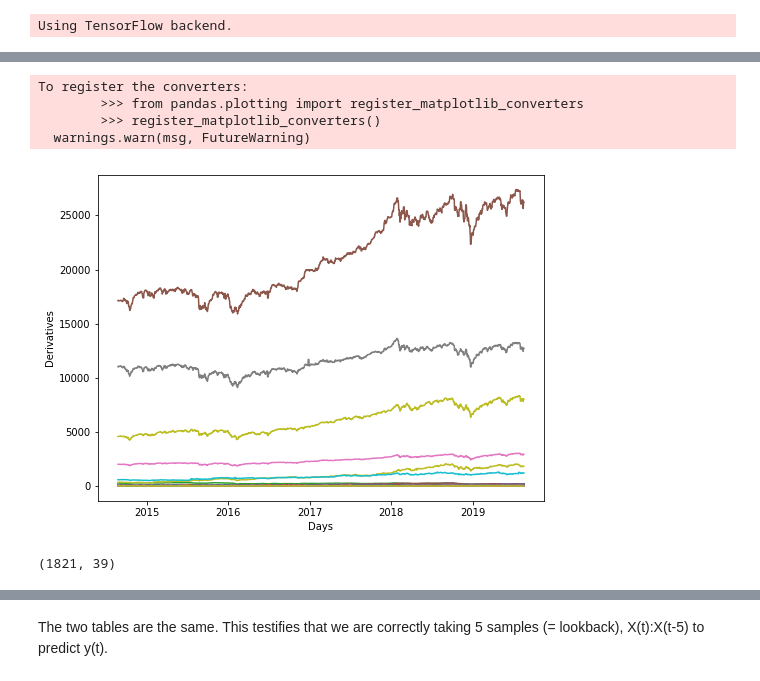
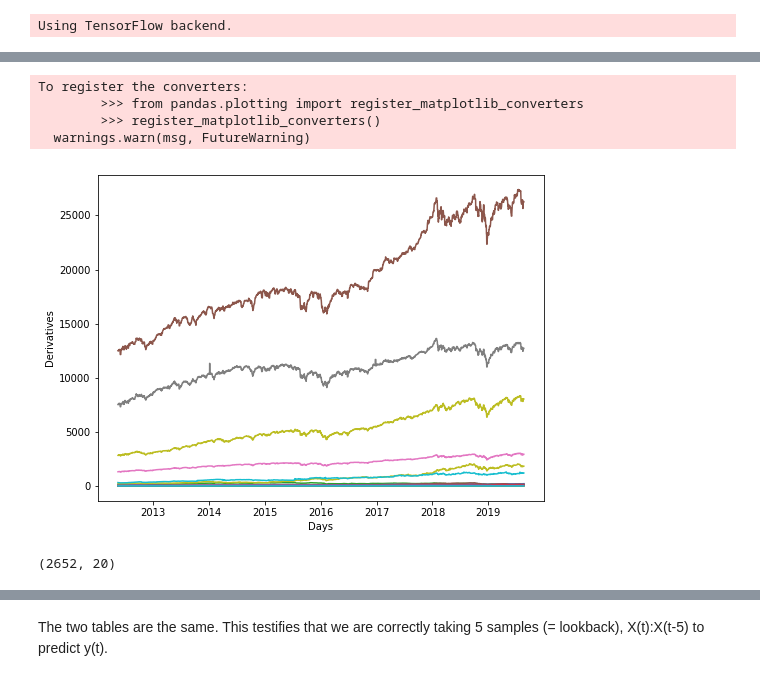
Before and after one commit to abstractguy/lstm_autoencoder_classifier, a Jupyter notebook: LSTM_autoencoder.ipynb, the cells around one changed output, grey strips where cells are left out. Drawn from its saved outputs; the diff is of its cells as text; code cells hidden in the pictures.

```diff
--- a/LSTM_autoencoder.ipynb
+++ b/LSTM_autoencoder.ipynb
@@ -25,7 +25,7 @@ if AI == 'LSTM':
 
 elif AI == 'LSTM_autoencoder':
     main_ticker = 'FB'
-    trends = True
+    trends = False
     batch_size = 32
     epochs = 200
     learning_rate = 0.0001
@@ -277,18 +249,18 @@ See the caveats in the documentation: http://pandas.pydata.org/pandas-docs/stabl
 # %%
 dataset, ticker_y = extract_column(dataset_csv, main_ticker + '_y')
-dataset, holidays = extract_column(dataset, 'Holidays')
+dataset, business_days = extract_column(dataset, 'Business_days')
 yesterday_date = dataset.index[-1]
-yesterday_score = dataset.iloc[-1,0]
-dataset['Holidays'] = holidays
+yesterday_score = dataset.iloc[-1,dataset.columns == main_ticker]
+dataset['Business_days'] = business_days
 plot_dataset(dataset)
 dataset.shape
 # %% [output]
 To register the converters:
         >>> from pandas.plotting import register_matplotlib_converters
         >>> register_matplotlib_converters()
   warnings.warn(msg, FutureWarning)
-[figure, old version]
+[figure, new version]
-(1821, 39)
+(2652, 20)
 # %%
 plot_dataset(ticker_y)
 ticker_y.size
```
Also changed, not shown: parts of 20 cells of this notebook.
